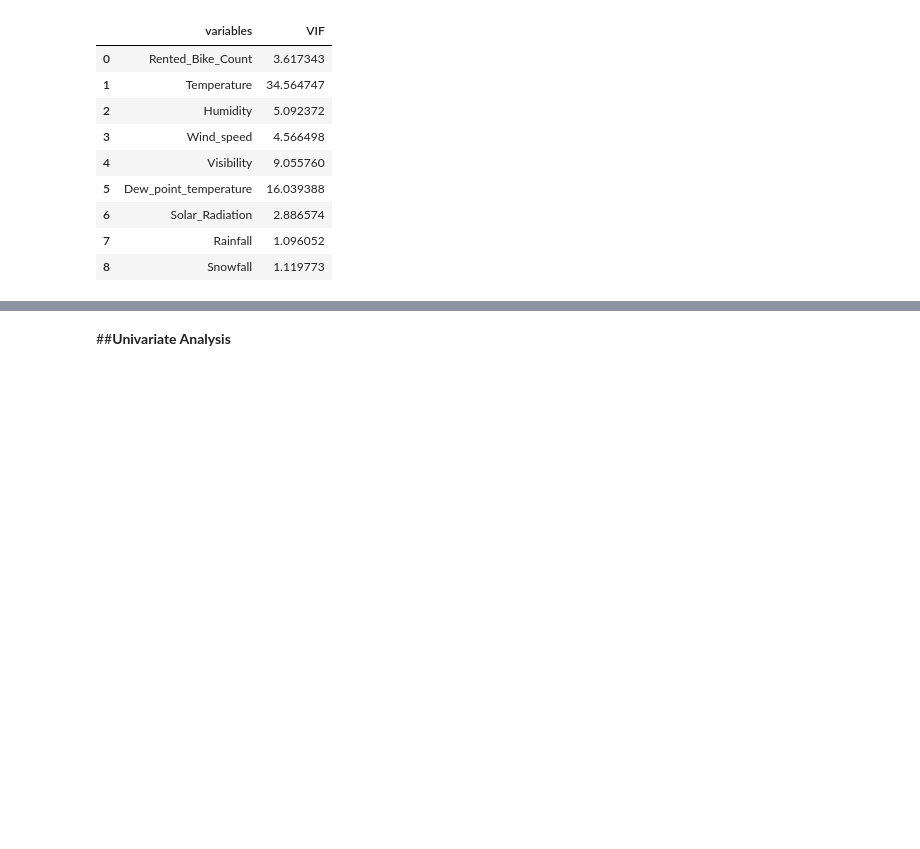
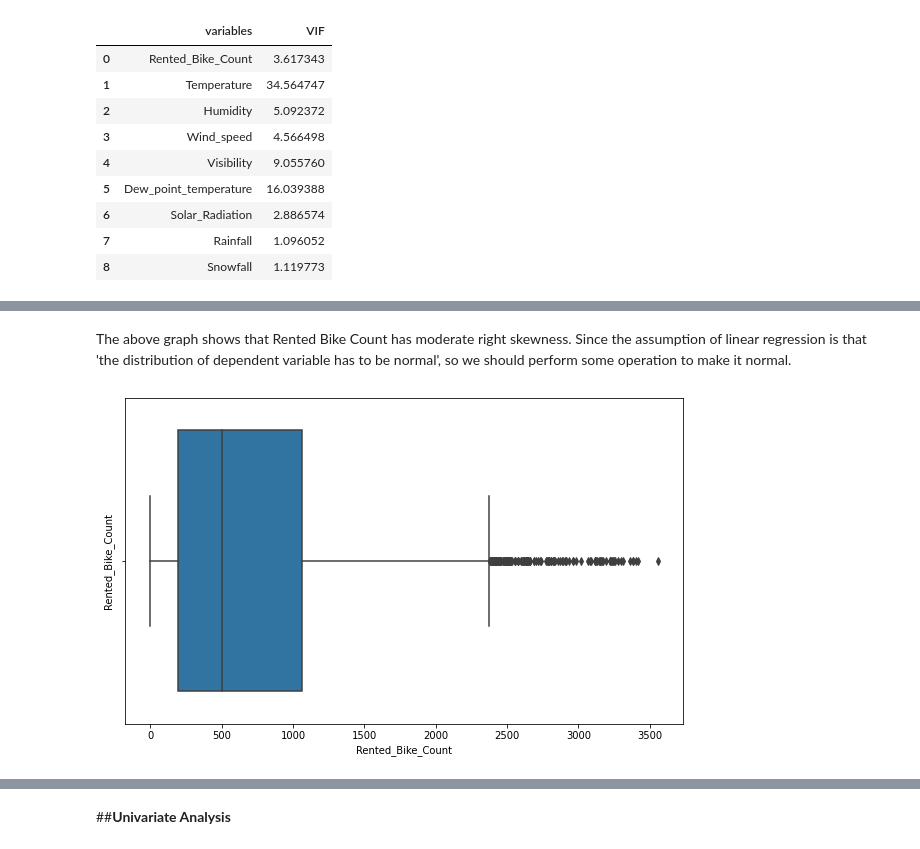
Before and after one commit to SomyaH99/Bike-Sharing-Demand-Prediction-, a Jupyter notebook: bike_sharing_demand_prediction.ipynb, the cells around one changed output, grey strips where cells are left out. Drawn from its saved outputs; the diff is of its cells as text; code cells hidden in the pictures; blank space fills up the shorter version.

```diff
--- a/bike_sharing_demand_prediction.ipynb
+++ b/bike_sharing_demand_prediction.ipynb
@@ -315,0 +315,10 @@ sns.distplot(np.sqrt(df['Rented_Bike_Count']))
+# %% [markdown]
+The above graph shows that Rented Bike Count has moderate right skewness. Since the assumption of linear regression is that 'the distribution of dependent variable has to be normal', so we should perform some operation to make it normal.
+# %%
+#Boxplot of Rented Bike Count to check outliers
+plt.figure(figsize=(10,6))
+plt.ylabel('Rented_Bike_Count')
+sns.boxplot(x=df['Rented_Bike_Count'])
+plt.show()
+# %% [output]
+[figure, added]
```
Also changed, not shown: parts of 9 cells of this notebook.
